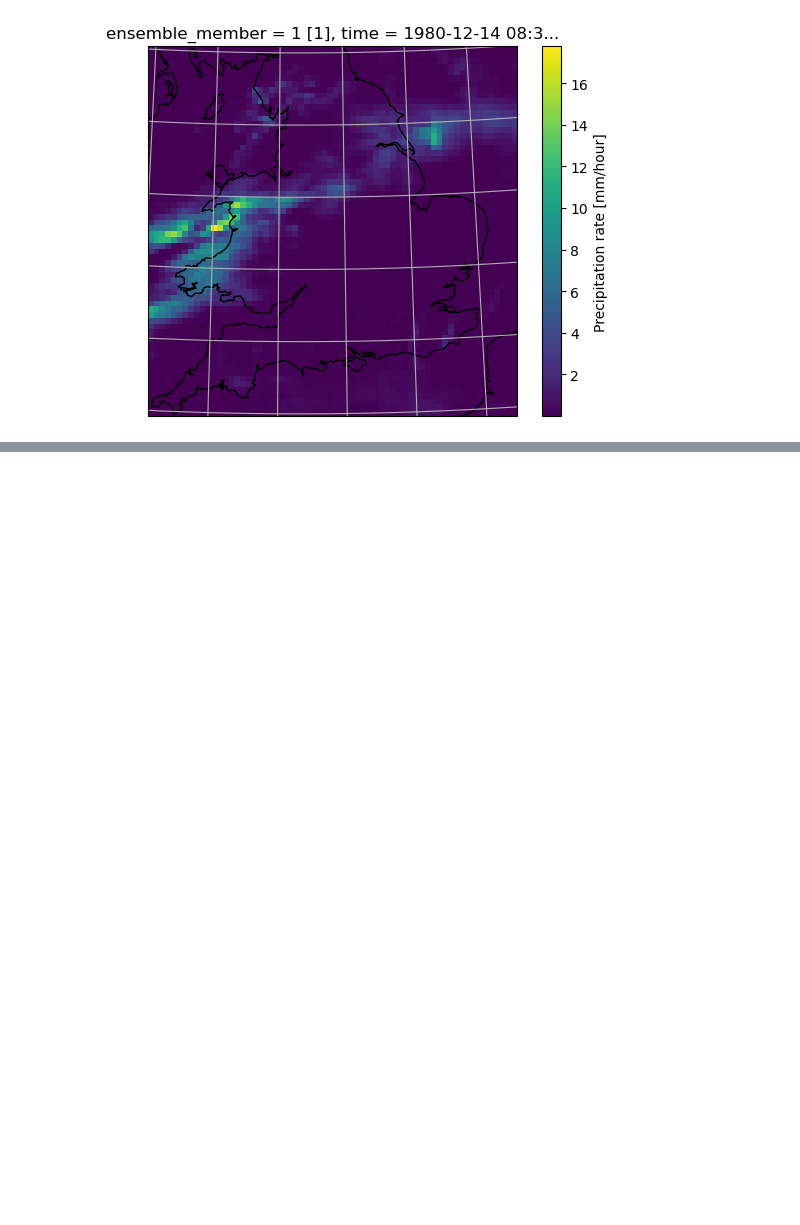
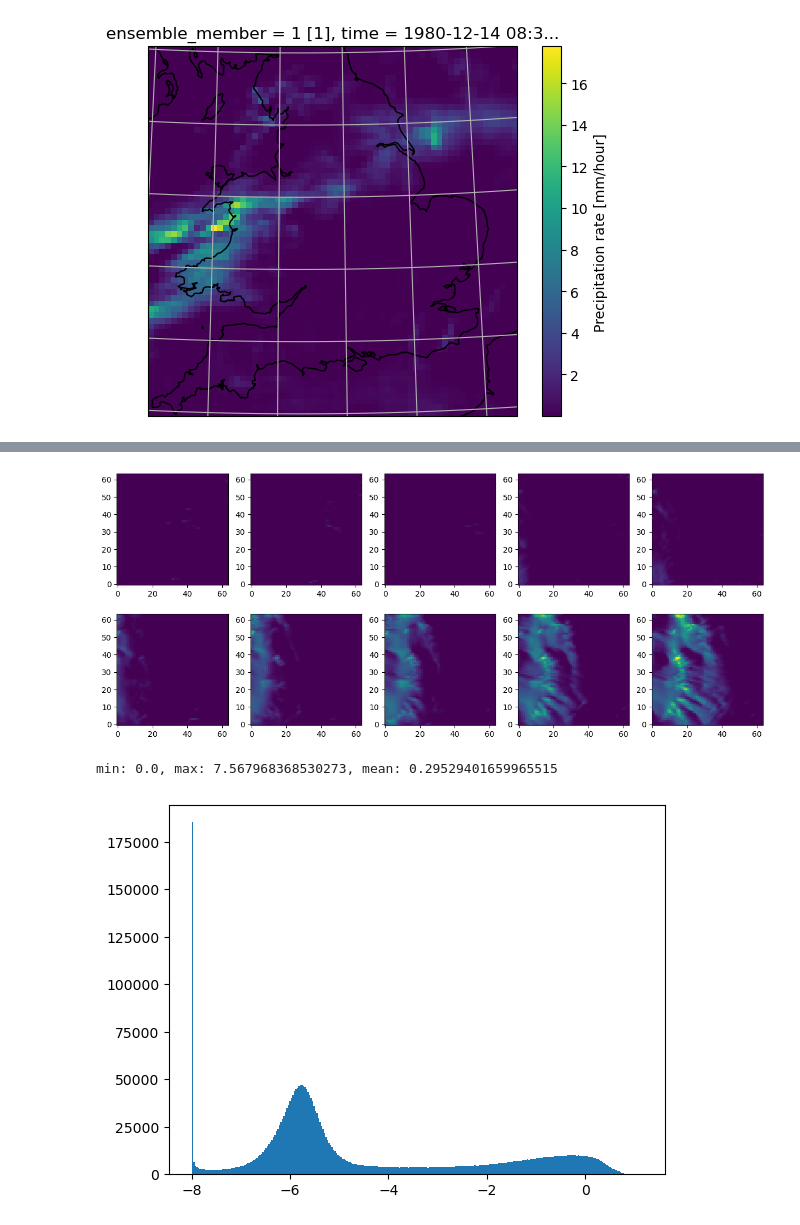
Before and after one commit to henryaddison/video-diffusion-climate, a Jupyter notebook: notebooks/explore.ipynb, the cells around one changed output, grey strips where cells are left out. Drawn from its saved outputs; the diff is of its cells as text; code cells hidden in the pictures; blank space fills up the shorter version.

```diff
--- a/notebooks/explore.ipynb
+++ b/notebooks/explore.ipynb
@@ -149,3 +113,50 @@ min: 0.0, max: 4.654723644256592, mean: 0.03092440403997898
+# %%
+# ds = xr.open_dataset("pr_rcp85/pr_rcp85_land-cpm_birmingham-64_2.2km-coarsened-4x-2.2km-coarsened-4x_01_1hr_19801201-19801230.nc")
+# ds = xr.open_dataset("pr_rcp85/pr_rcp85_land-cpm_birmingham-64_2.2km-coarsened-4x-2.2km-coarsened-4x_01_1hr_20660501-20660530.nc")
+# ds = xr.open_dataset("pr_rcp85/pr_rcp85_land-cpm_birmingham-64_2.2km-coarsened-4x-2.2km-coarsened-4x_01_1hr_20801101-20801130.nc")
+
+ds = xr.open_dataset("pr_rcp85/pr_rcp85_land-cpm_birmingham-64_2.2km-coarsened-4x-2.2km-coarsened-4x_01_1hr_20800201-20800230.nc")
+# ds = xr.open_dataset("pr_rcp85/pr_rcp85_land-cpm_birmingham-64_2.2km-coarsened-4x-2.2km-coarsened-4x_01_1hr_20800301-20800330.nc")
+# ds = xr.open_dataset("pr_rcp85/pr_rcp85_land-cpm_birmingham-64_2.2km-coarsened-4x-2.2km-coarsened-4x_01_1hr_20800401-20800430.nc")
+# ds = xr.open_dataset("pr_rcp85/pr_rcp85_land-cpm_birmingham-64_2.2km-coarsened-4x-2.2km-coarsened-4x_01_1hr_20800501-20800530.nc")
+# ds = xr.open_dataset("pr_rcp85/pr_rcp85_land-cpm_birmingham-64_2.2km-coarsened-4x-2.2km-coarsened-4x_01_1hr_20800601-20800630.nc")
+# ds = xr.open_dataset("pr_rcp85/pr_rcp85_land-cpm_birmingham-64_2.2km-coarsened-4x-2.2km-coarsened-4x_01_1hr_20800701-20800730.nc")
+# ds = xr.open_dataset("pr_rcp85/pr_rcp85_land-cpm_birmingham-64_2.2km-coarsened-4x-2.2km-coarsened-4x_01_1hr_20800801-20800830.nc")
+# ds = xr.open_dataset("pr_rcp85/pr_rcp85_land-cpm_birmingham-64_2.2km-coarsened-4x-2.2km-coarsened-4x_01_1hr_20800901-20800930.nc")
+# ds = xr.open_dataset("pr_rcp85/pr_rcp85_land-cpm_birmingham-64_2.2km-coarsened-4x-2.2km-coarsened-4x_01_1hr_20801001-20801030.nc")
+# ds = xr.open_dataset("pr_rcp85/pr_rcp85_land-cpm_birmingham-64_2.2km-coarsened-4x-2.2km-coarsened-4x_01_1hr_20801101-20801130.nc")
+
+index = 710
+pr = ds.isel(time = slice(index, index + 10)).pr.values[0]
+
+fig, axs = plt.subplots(2, 5, figsize = (15, 6))
+for i in range(10):
+    ax = axs.flat[i]
+    frame = pr[i]
+    ax.imshow(frame, origin = "lower", vmin = pr.min(), vmax = pr.max())
+plt.show()
+
+print(f"min: {pr.min()}, max: {pr.max()}, mean: {pr.mean()}")
+
+# plt.hist(np.log10(pr.flatten() + 1e-8), bins = 300)
+# plt.show()
+
+# all_values = ds.pr.values.flatten()
+# plt.hist(all_values, bins = 300)
+# plt.show()
+
+all_values = ds.pr.values.flatten()
+plt.hist(np.log10(all_values + 1e-8), bins = 300)
+plt.show()
+
+# all_values = ds.pr.values.flatten()
+# all_values = np.sqrt(np.sqrt(np.sqrt(all_values)))
+# plt.hist(all_values, bins = 300)
+# plt.show()
+# %% [output]
+[figure, added]
+min: 0.0, max: 7.567968368530273, mean: 0.29529401659965515
+[figure, added]
 # %%
 # ds = torch.load("results/results_16r/20.pt", map_location=torch.device('cpu'))
 # ds = torch.load("results/results_2r/70.pt", map_location=torch.device('cpu'))
```
Also changed, not shown: parts of 2 cells of this notebook, 1 other file.
